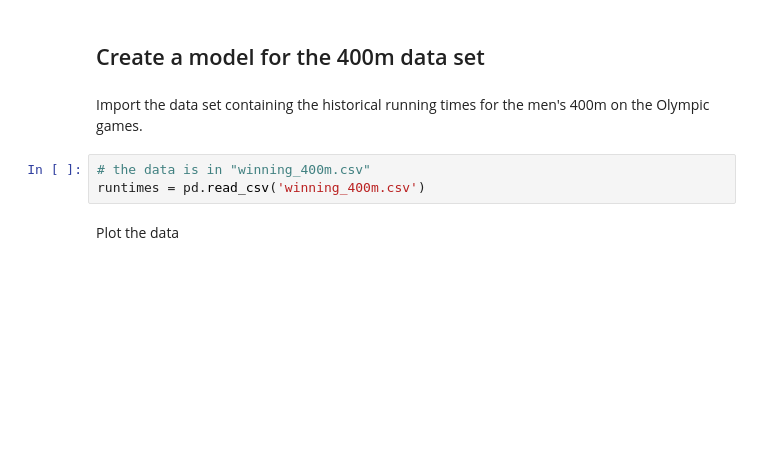
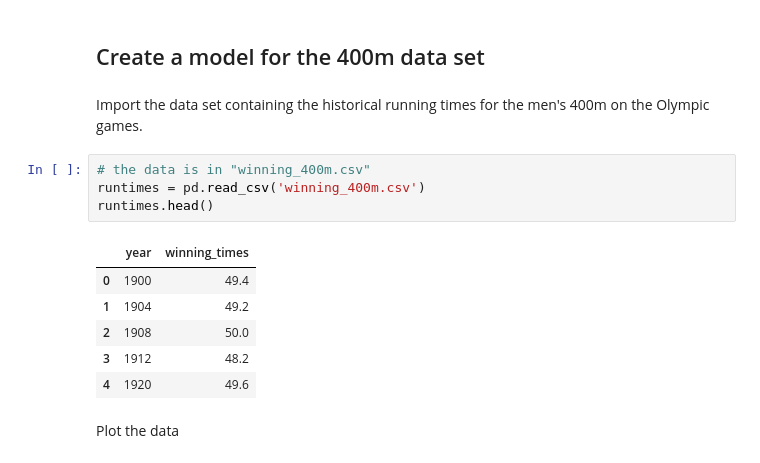
Before and after one commit to nic464/dsc-enterprise-hsbc-arma-models-lab-hsbc-ds-081319, a Jupyter notebook: index.ipynb, the cells around one changed output. Cells and saved outputs as stored; diff of their text form; blank space fills up the shorter version.

```diff
--- a/index.ipynb
+++ b/index.ipynb
@@ -247,6 +247,14 @@ Import the data set containing the historical running times for the men's 400m o
 # %%
 # the data is in "winning_400m.csv"
 runtimes = pd.read_csv('winning_400m.csv')
+runtimes.head()
+# %% [output]
+|  | year | winning_times |
+| 0 | 1900 | 49.4 |
+| 1 | 1904 | 49.2 |
+| 2 | 1908 | 50.0 |
+| 3 | 1912 | 48.2 |
+| 4 | 1920 | 49.6 |
 # %% [markdown]
 Plot the data
 # %%
```
